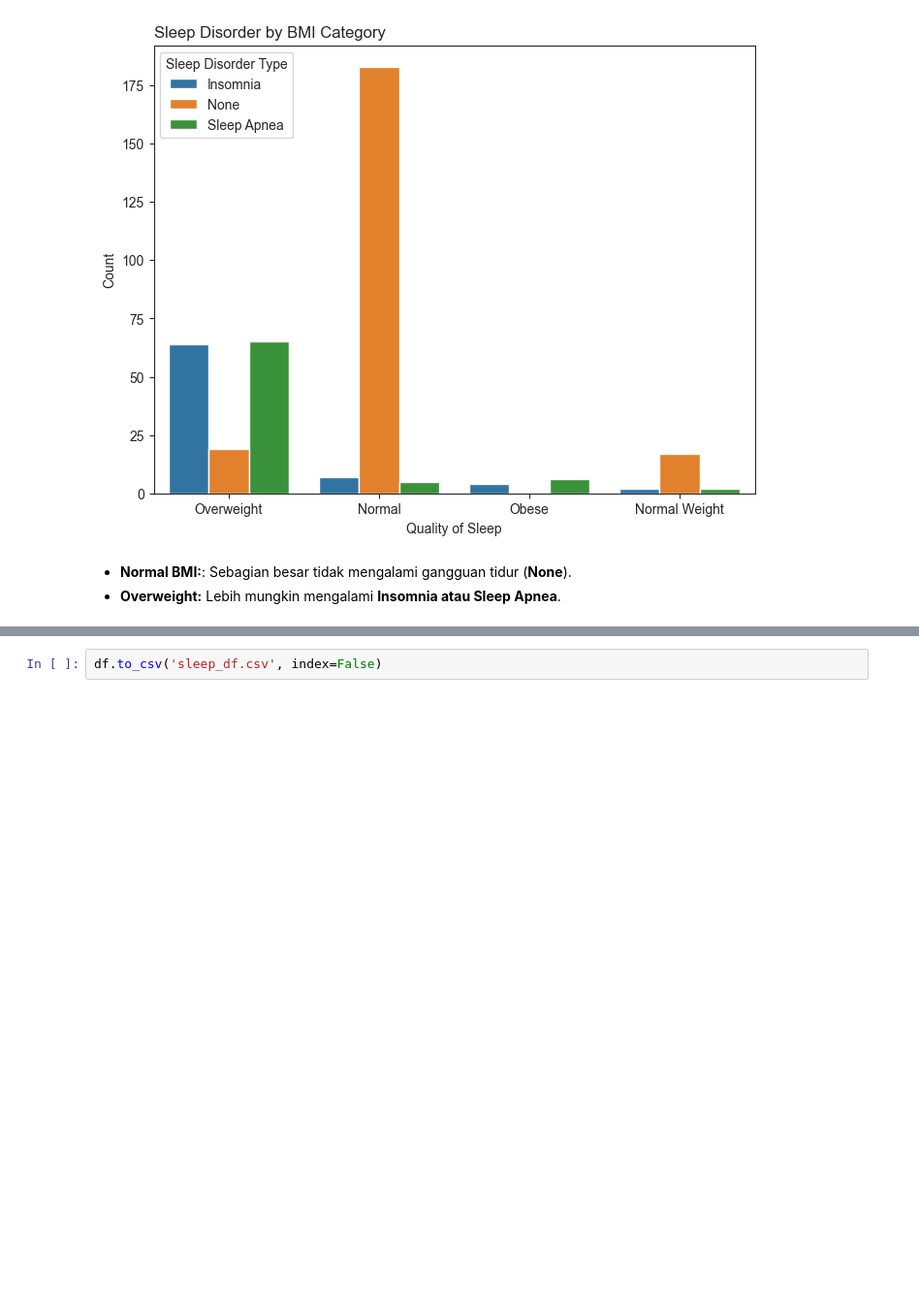
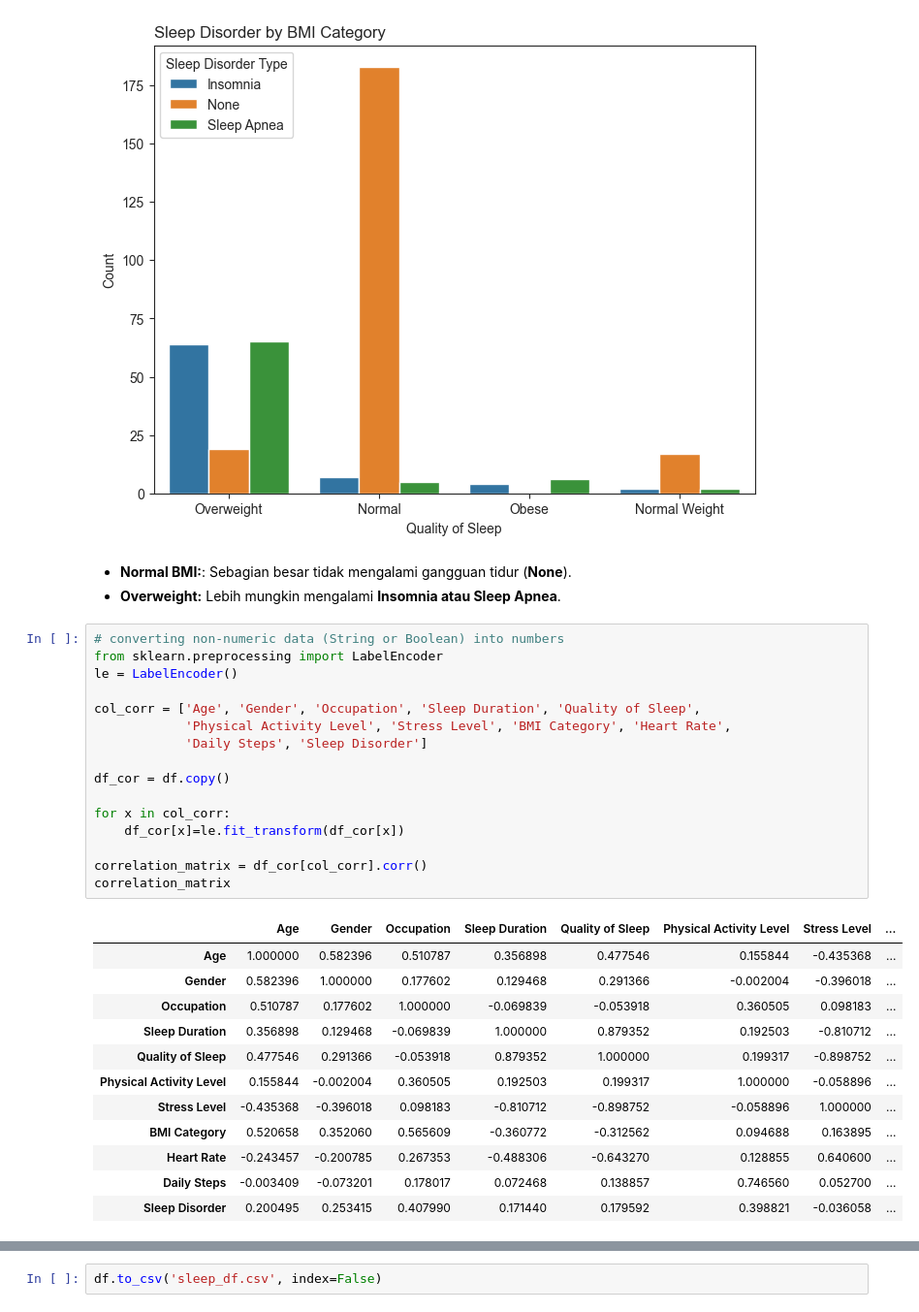
Before and after one commit to AthallaITS/sleep-health-analysis, a Jupyter notebook: kaggle/sleep-health-analysis-and-eda.ipynb, the cells around one changed output, grey strips where cells are left out. Shown: that part at 97% size. Saved outputs shown, nothing was run; the diff lists cells and outputs as text; blank space fills up the shorter version.

```diff
--- a/kaggle/sleep-health-analysis-and-eda.ipynb
+++ b/kaggle/sleep-health-analysis-and-eda.ipynb
@@ -356,3 +374,32 @@ plt.show()
 # %% [markdown]
 * **Normal BMI:**: Sebagian besar tidak mengalami gangguan tidur (**None**).
 * **Overweight:** Lebih mungkin mengalami **Insomnia atau Sleep Apnea**.
+# %%
+# converting non-numeric data (String or Boolean) into numbers
+from sklearn.preprocessing import LabelEncoder
+le = LabelEncoder()
+
+col_corr = ['Age', 'Gender', 'Occupation', 'Sleep Duration', 'Quality of Sleep',
+            'Physical Activity Level', 'Stress Level', 'BMI Category', 'Heart Rate',
+            'Daily Steps', 'Sleep Disorder']
+
+df_cor = df.copy()
+
+for x in col_corr:
+    df_cor[x]=le.fit_transform(df_cor[x])
+
+correlation_matrix = df_cor[col_corr].corr()
+correlation_matrix
+# %% [output]
+|  | Age | Gender | Occupation | Sleep Duration | Quality of Sleep | Physical Activity Level | Stress Level | ... |
+| Age | 1.000000 | 0.582396 | 0.510787 | 0.356898 | 0.477546 | 0.155844 | -0.435368 | ... |
+| Gender | 0.582396 | 1.000000 | 0.177602 | 0.129468 | 0.291366 | -0.002004 | -0.396018 | ... |
+| Occupation | 0.510787 | 0.177602 | 1.000000 | -0.069839 | -0.053918 | 0.360505 | 0.098183 | ... |
+| Sleep Duration | 0.356898 | 0.129468 | -0.069839 | 1.000000 | 0.879352 | 0.192503 | -0.810712 | ... |
+| Quality of Sleep | 0.477546 | 0.291366 | -0.053918 | 0.879352 | 1.000000 | 0.199317 | -0.898752 | ... |
+| Physical Activity Level | 0.155844 | -0.002004 | 0.360505 | 0.192503 | 0.199317 | 1.000000 | -0.058896 | ... |
+| Stress Level | -0.435368 | -0.396018 | 0.098183 | -0.810712 | -0.898752 | -0.058896 | 1.000000 | ... |
+| BMI Category | 0.520658 | 0.352060 | 0.565609 | -0.360772 | -0.312562 | 0.094688 | 0.163895 | ... |
+| Heart Rate | -0.243457 | -0.200785 | 0.267353 | -0.488306 | -0.643270 | 0.128855 | 0.640600 | ... |
+| Daily Steps | -0.003409 | -0.073201 | 0.178017 | 0.072468 | 0.138857 | 0.746560 | 0.052700 | ... |
+| Sleep Disorder | 0.200495 | 0.253415 | 0.407990 | 0.171440 | 0.179592 | 0.398821 | -0.036058 | ... |
```
Also changed, not shown: parts of 10 cells of this notebook.
